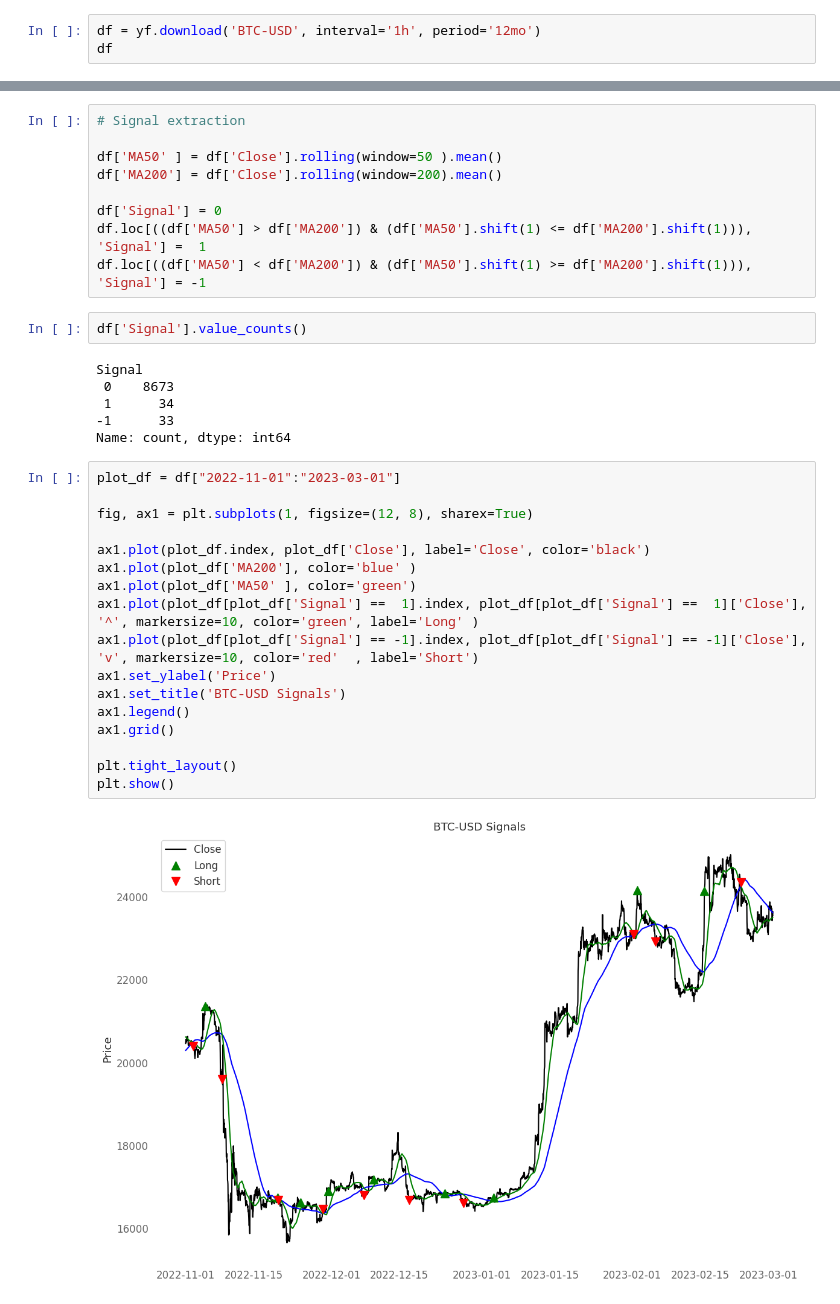
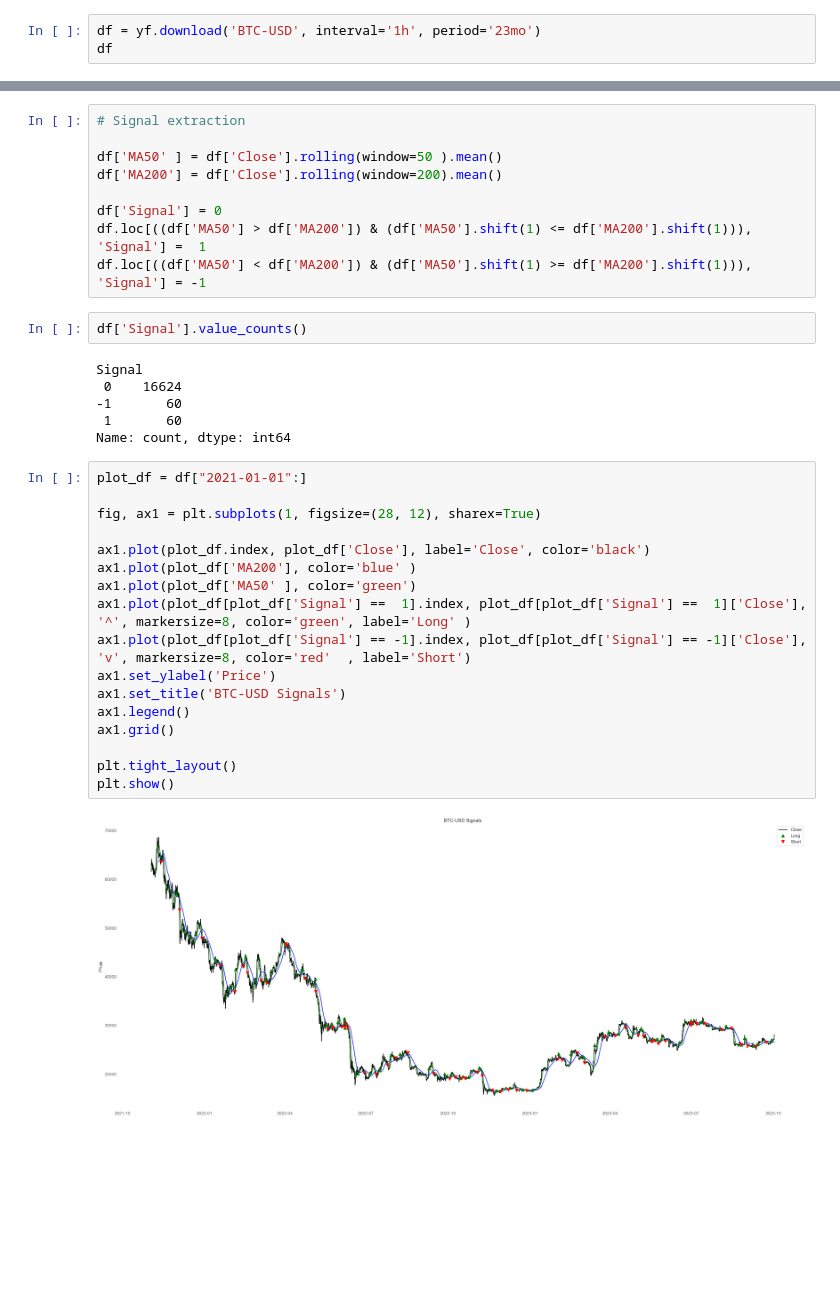
Before and after one commit to sharavsambuu/trading-cost-analysis, a Jupyter notebook: btc_macross_backtesting.ipynb, the cells around one changed output, grey strips where cells are left out. Cells and saved outputs as stored; diff of their text form; blank space fills up the shorter version.

```diff
--- a/btc_macross_backtesting.ipynb
+++ b/btc_macross_backtesting.ipynb
@@ -18,7 +19,7 @@ import numpy             as np
 import quantstats        as qs
 import matplotlib.pyplot as plt
 # %%
-df = yf.download('BTC-USD', interval='1h', period='12mo')
+df = yf.download('BTC-USD', interval='1h', period='23mo')
 df
 # %% [output]
 [*********************100%%**********************]  1 of 1 completed
@@ -54,27 +55,27 @@ df.loc[((df['MA50'] < df['MA200']) & (df['MA50'].shift(1) >= df['MA200'].shift(1
 df['Signal'].value_counts()
 # %% [output]
 Signal
- 0    8673
- 1      34
--1      33
+ 0    16624
+-1       60
+ 1       60
 Name: count, dtype: int64
 # %%
-plot_df = df["2022-11-01":"2023-03-01"]
+plot_df = df["2021-01-01":]
 
-fig, ax1 = plt.subplots(1, figsize=(12, 8), sharex=True)
+fig, ax1 = plt.subplots(1, figsize=(28, 12), sharex=True)
 
 ax1.plot(plot_df.index, plot_df['Close'], label='Close', color='black')
 ax1.plot(plot_df['MA200'], color='blue' )
 ax1.plot(plot_df['MA50' ], color='green')
-ax1.plot(plot_df[plot_df['Signal'] ==  1].index, plot_df[plot_df['Signal'] ==  1]['Close'], '^', markersize=10, color='green', label='Long' )
-ax1.plot(plot_df[plot_df['Signal'] == -1].index, plot_df[plot_df['Signal'] == -1]['Close'], 'v', markersize=10, color='red'  , label='Short')
+ax1.plot(plot_df[plot_df['Signal'] ==  1].index, plot_df[plot_df['Signal'] ==  1]['Close'], '^', markersize=8, color='green', label='Long' )
+ax1.plot(plot_df[plot_df['Signal'] == -1].index, plot_df[plot_df['Signal'] == -1]['Close'], 'v', markersize=8, color='red'  , label='Short')
 ax1.set_ylabel('Price')
 ax1.set_title('BTC-USD Signals')
 ax1.legend()
 ax1.grid()
 
 plt.tight_layout()
 plt.show()
 # %% [output]
-[figure, old version]
+[figure, new version]
 # %%
```
Also changed, not shown: parts of 12 cells of this notebook, 1 other file.
